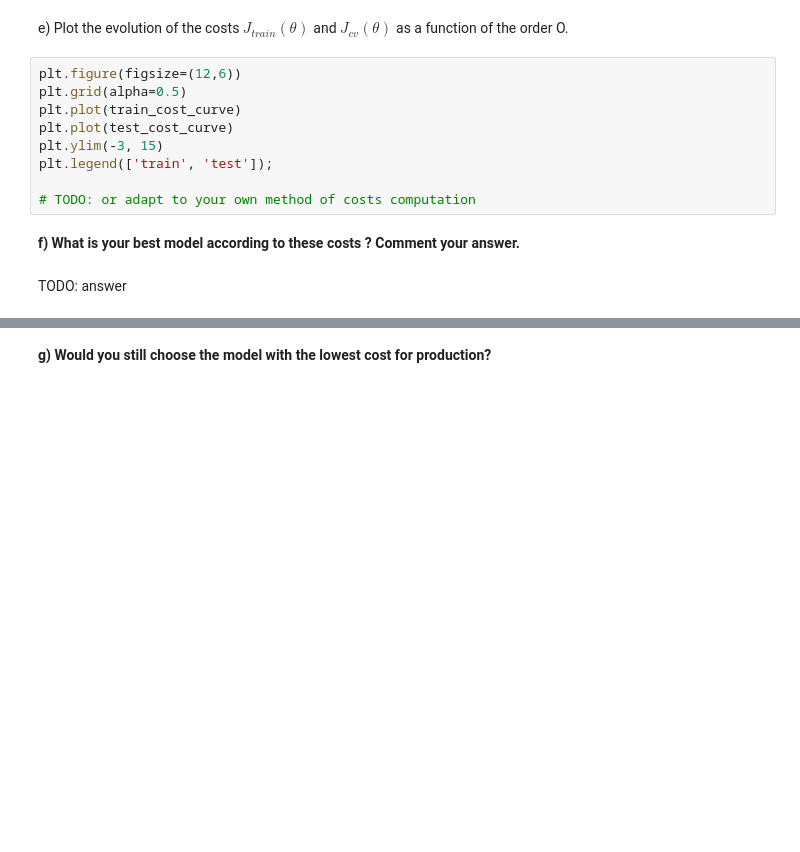
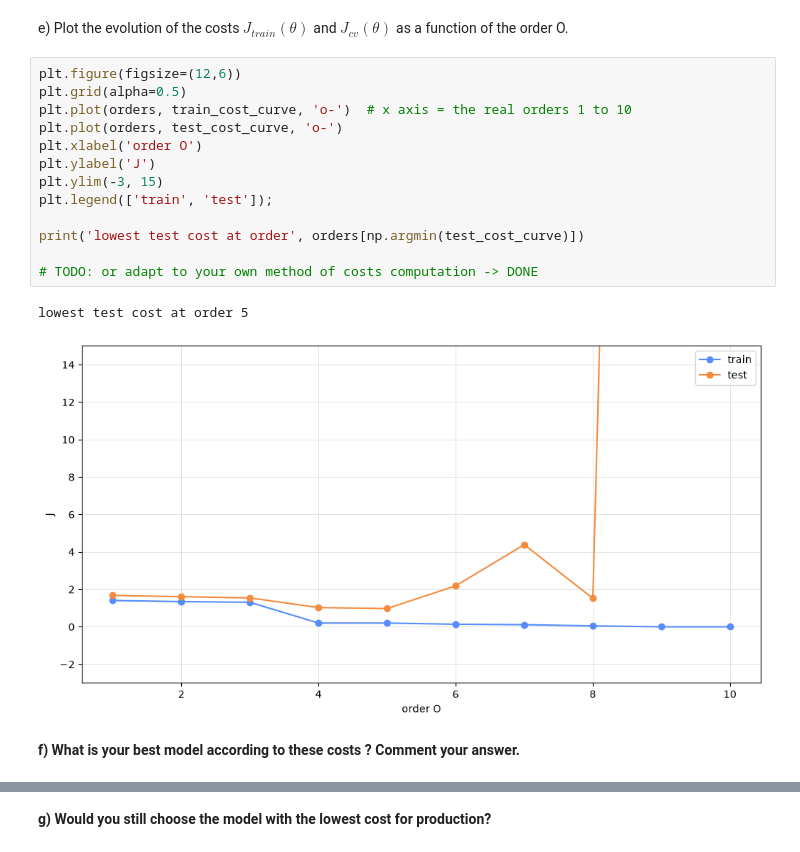
Before and after one commit to NoeBerdoz/FTP_MachLe, a Jupyter notebook: PW7/pw_resources/ex3-overfitting/ex3-overfitting-stud.ipynb, the cells around one changed output, grey strips where cells are left out. Drawn from its saved outputs; the diff is of its cells as text; blank space fills up the shorter version.

```diff
--- a/PW7/pw_resources/ex3-overfitting/ex3-overfitting-stud.ipynb
+++ b/PW7/pw_resources/ex3-overfitting/ex3-overfitting-stud.ipynb
@@ -88,13 +129,18 @@ as a function of the order O.
 # %%
 plt.figure(figsize=(12,6))
 plt.grid(alpha=0.5)
-plt.plot(train_cost_curve)
-plt.plot(test_cost_curve)
+plt.plot(orders, train_cost_curve, 'o-')  # x axis = the real orders 1 to 10
+plt.plot(orders, test_cost_curve, 'o-')
+plt.xlabel('order O')
+plt.ylabel('J')
 plt.ylim(-3, 15)
 plt.legend(['train', 'test']);
 
-# TODO: or adapt to your own method of costs computation
+print('lowest test cost at order', orders[np.argmin(test_cost_curve)])
+
+# TODO: or adapt to your own method of costs computation -> DONE
+# %% [output]
+lowest test cost at order 5
+[figure, added]
 # %% [markdown]
 **f) What is your best model according to these costs ? Comment your answer.**
-# %% [markdown]
-TODO: answer
```
Also changed, not shown: parts of 7 cells of this notebook.
